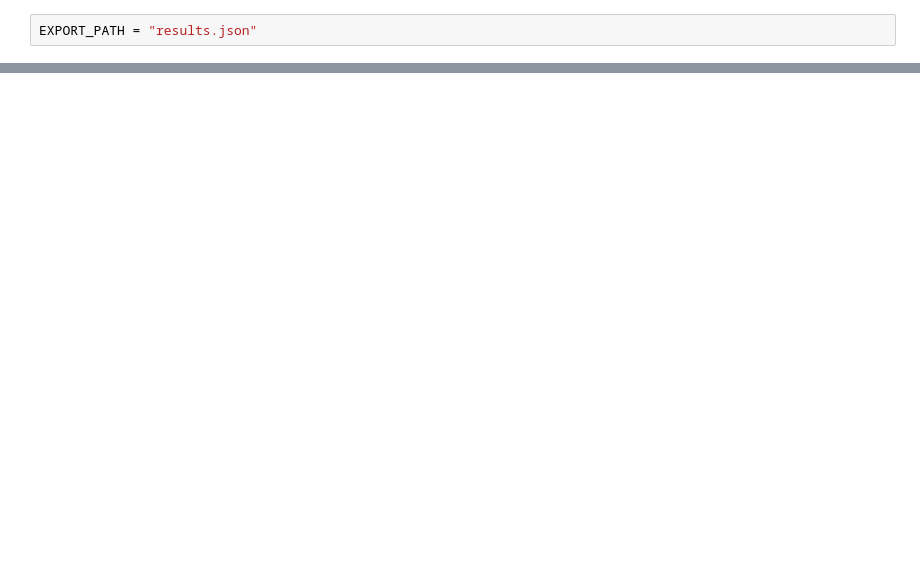
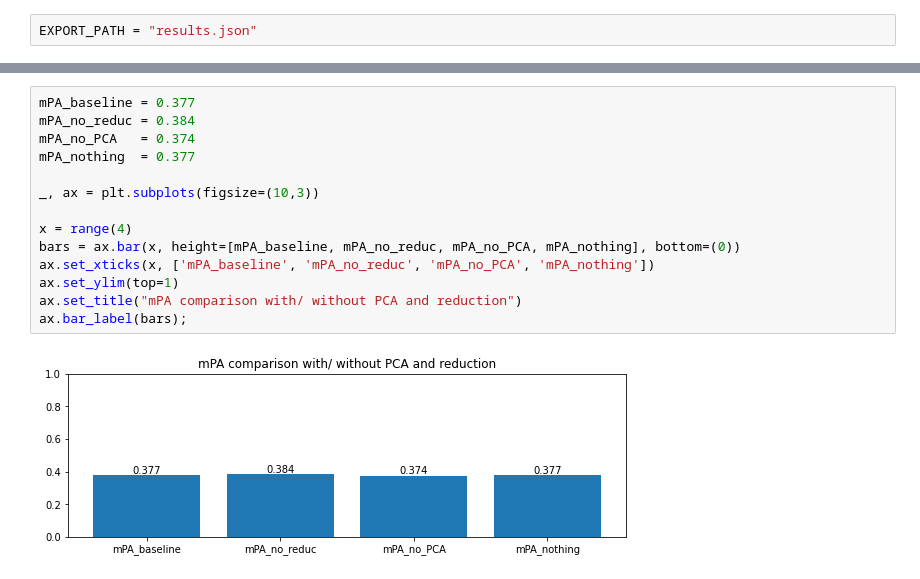
Before and after one commit to Whojo/Bag_of_Visual_Words_search_engine, a Jupyter notebook: practice_04-01_BoVW.ipynb, the cells around one changed output, grey strips where cells are left out. Drawn from its saved outputs; the diff is of its cells as text; blank space fills up the shorter version.

```diff
--- a/practice_04-01_BoVW.ipynb
+++ b/practice_04-01_BoVW.ipynb
@@ -699,0 +690,16 @@ Do you think you can improve the performance of your approach and get a better g
+# %%
+mPA_baseline = 0.377
+mPA_no_reduc = 0.384
+mPA_no_PCA   = 0.374
+mPA_nothing  = 0.377
+
+_, ax = plt.subplots(figsize=(10,3))
+
+x = range(4)
+bars = ax.bar(x, height=[mPA_baseline, mPA_no_reduc, mPA_no_PCA, mPA_nothing], bottom=(0))
+ax.set_xticks(x, ['mPA_baseline', 'mPA_no_reduc', 'mPA_no_PCA', 'mPA_nothing'])
+ax.set_ylim(top=1)
+ax.set_title("mPA comparison with/ without PCA and reduction")
+ax.bar_label(bars);
+# %% [output]
+[figure, added]
```
Also changed, not shown: parts of 32 cells of this notebook.
